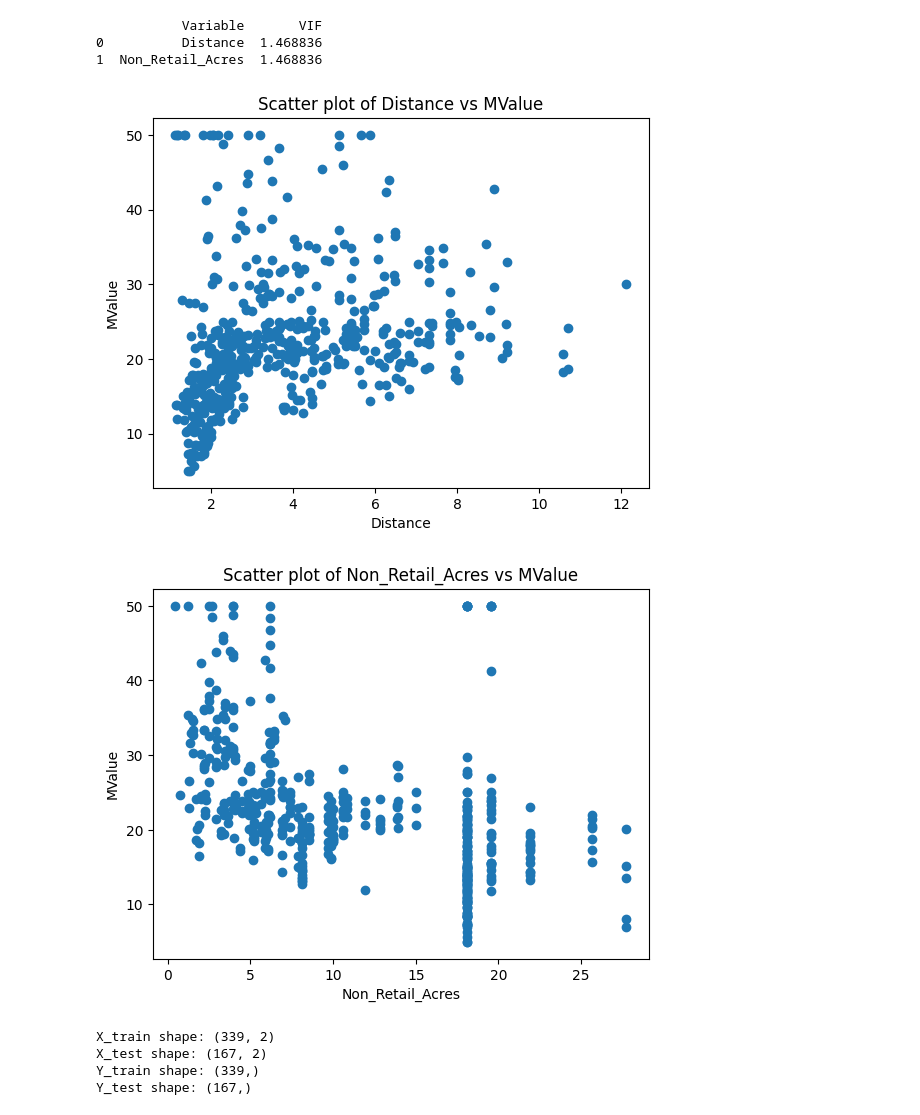
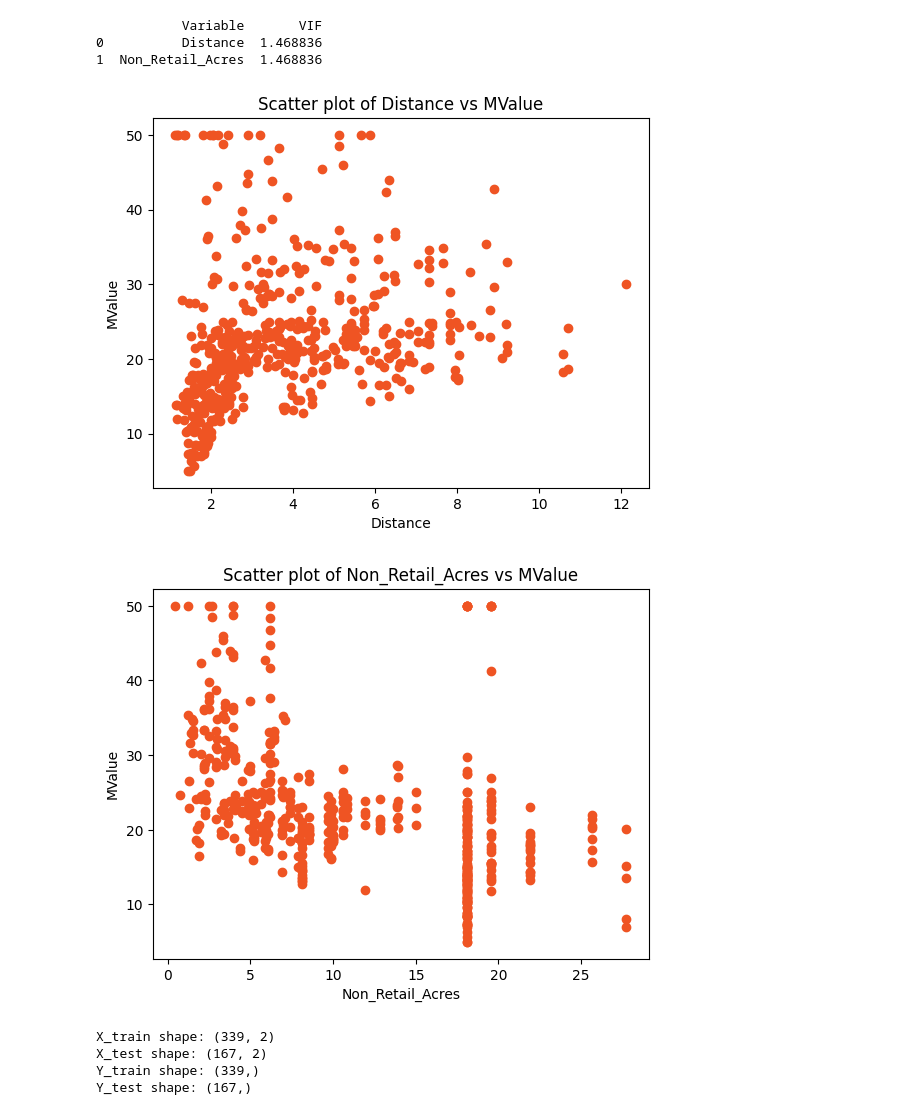
Before and after one commit to rahul-727/AML-Lab2, a Jupyter notebook: 2348544_AML_LAB2.ipynb, the cells around one changed output. Cells and saved outputs as stored; diff of their text form; code cells hidden in the pictures.

```diff
--- a/2348544_AML_LAB2.ipynb
+++ b/2348544_AML_LAB2.ipynb
@@ -74,14 +74,14 @@ print(vif_reduced)
 # %%
 # Visualize association of each predictor with the target column using scatter plots
 for predictor in ['Distance','Non_Retail_Acres']:
-    plt.scatter(data[predictor], data['MValue'])
+    plt.scatter(data[predictor], data['MValue'], c='#ef5423')
     plt.title(f'Scatter plot of {predictor} vs MValue')
     plt.xlabel(predictor)
     plt.ylabel('MValue')
     plt.show()
 # %% [output]
-[figure, old version]
+[figure, new version]
-[figure, old version]
+[figure, new version]
 # %%
 from sklearn.model_selection import train_test_split
 
```
